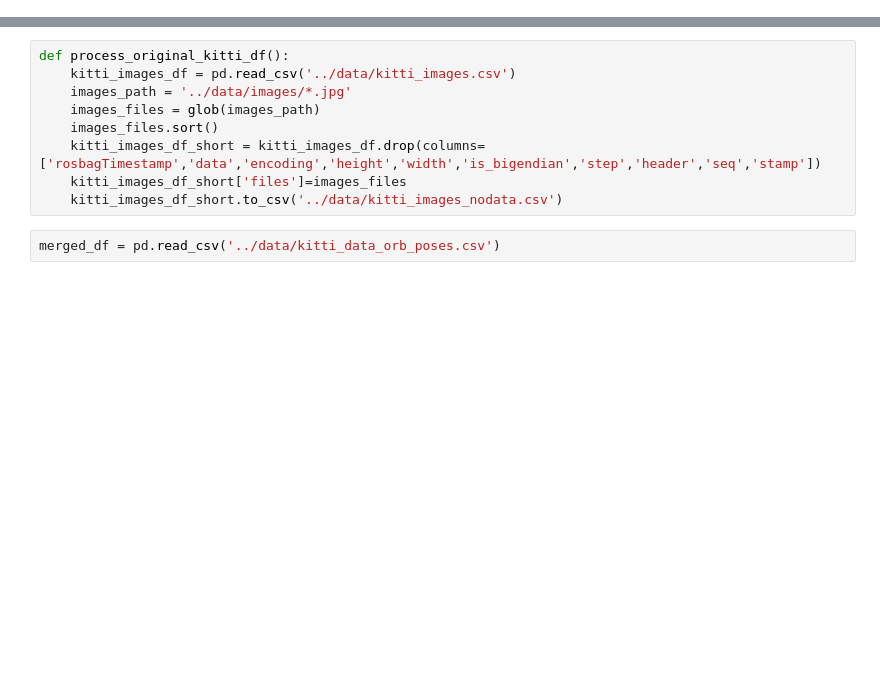
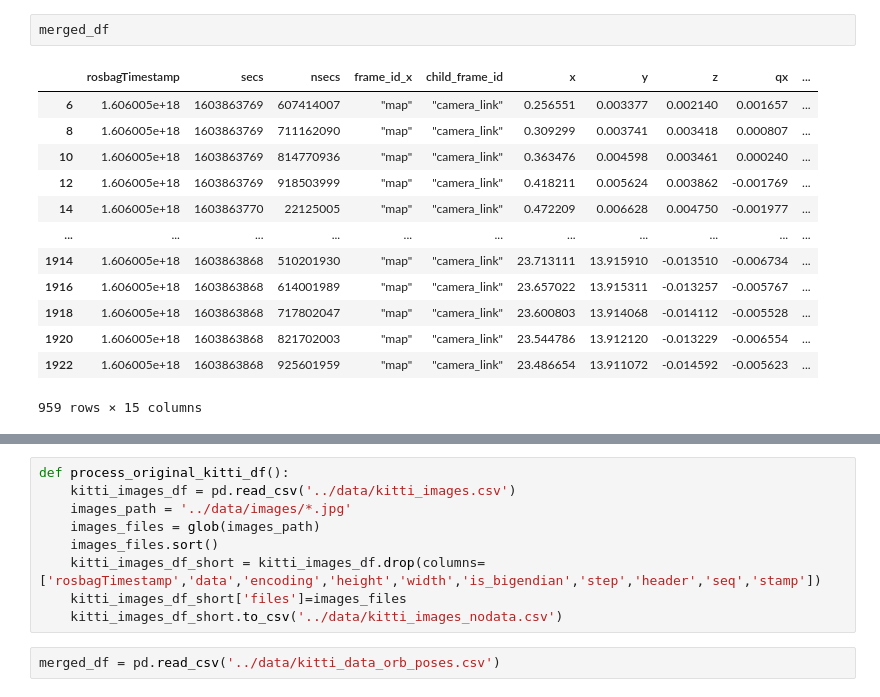
Before and after one commit to Harsharma2308/camTracking_GTSAM, a Jupyter notebook: cam_tracking/src/read_kitti_orb_poses.ipynb, the cells around one changed output, grey strips where cells are left out. Saved outputs shown, nothing was run; the diff lists cells and outputs as text; blank space fills up the shorter version.

```diff
--- a/cam_tracking/src/read_kitti_orb_poses.ipynb
+++ b/cam_tracking/src/read_kitti_orb_poses.ipynb
@@ -12,0 +122,16 @@ def create_merged_df():
+# %%
+merged_df
+# %% [output]
+|  | rosbagTimestamp | secs | nsecs | frame_id_x | child_frame_id | x | y | z | qx | ... |
+| 6 | 1.606005e+18 | 1603863769 | 607414007 | "map" | "camera_link" | 0.256551 | 0.003377 | 0.002140 | 0.001657 | ... |
+| 8 | 1.606005e+18 | 1603863769 | 711162090 | "map" | "camera_link" | 0.309299 | 0.003741 | 0.003418 | 0.000807 | ... |
+| 10 | 1.606005e+18 | 1603863769 | 814770936 | "map" | "camera_link" | 0.363476 | 0.004598 | 0.003461 | 0.000240 | ... |
+| 12 | 1.606005e+18 | 1603863769 | 918503999 | "map" | "camera_link" | 0.418211 | 0.005624 | 0.003862 | -0.001769 | ... |
+| 14 | 1.606005e+18 | 1603863770 | 22125005 | "map" | "camera_link" | 0.472209 | 0.006628 | 0.004750 | -0.001977 | ... |
+| ... | ... | ... | ... | ... | ... | ... | ... | ... | ... | ... |
+| 1914 | 1.606005e+18 | 1603863868 | 510201930 | "map" | "camera_link" | 23.713111 | 13.915910 | -0.013510 | -0.006734 | ... |
+| 1916 | 1.606005e+18 | 1603863868 | 614001989 | "map" | "camera_link" | 23.657022 | 13.915311 | -0.013257 | -0.005767 | ... |
+| 1918 | 1.606005e+18 | 1603863868 | 717802047 | "map" | "camera_link" | 23.600803 | 13.914068 | -0.014112 | -0.005528 | ... |
+| 1920 | 1.606005e+18 | 1603863868 | 821702003 | "map" | "camera_link" | 23.544786 | 13.912120 | -0.013229 | -0.006554 | ... |
+| 1922 | 1.606005e+18 | 1603863868 | 925601959 | "map" | "camera_link" | 23.486654 | 13.911072 | -0.014592 | -0.005623 | ... |
+959 rows × 15 columns
```
Also changed, not shown: parts of 11 cells of this notebook, 15 other files.
